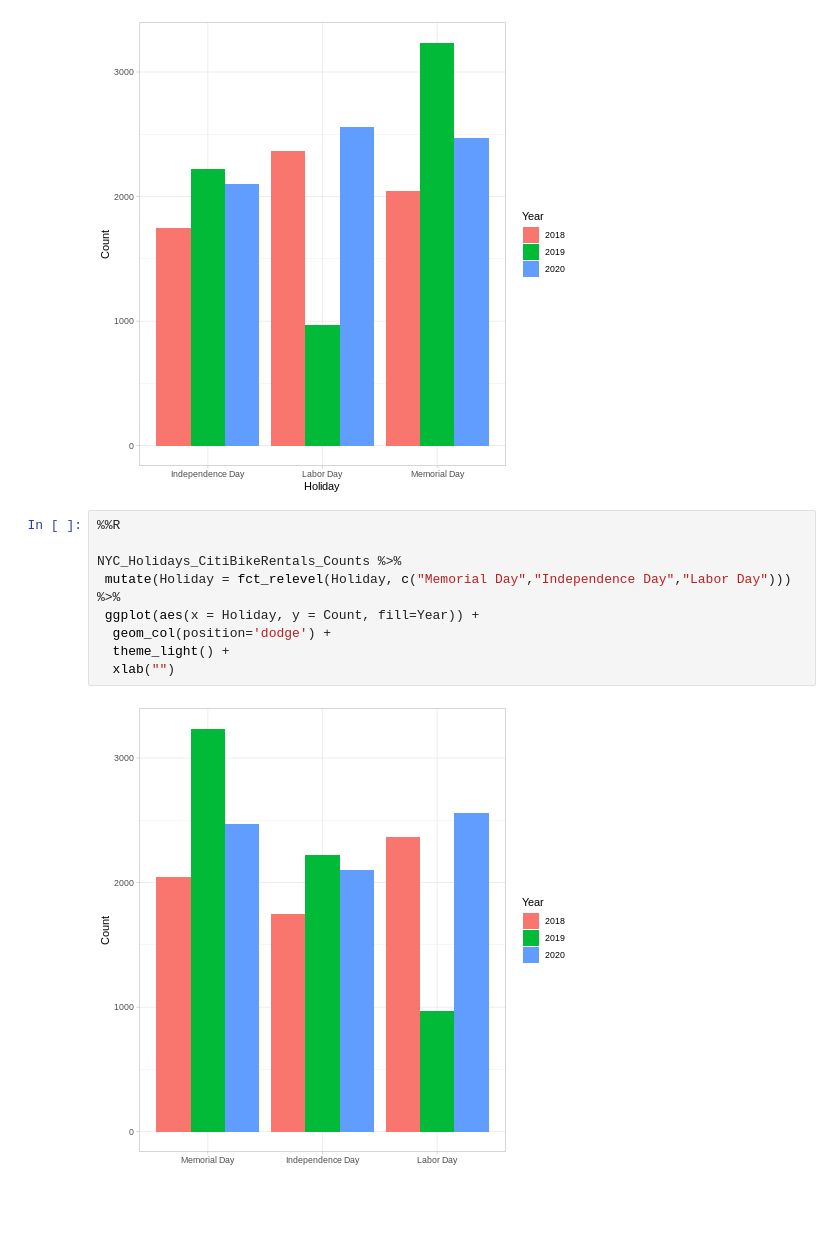
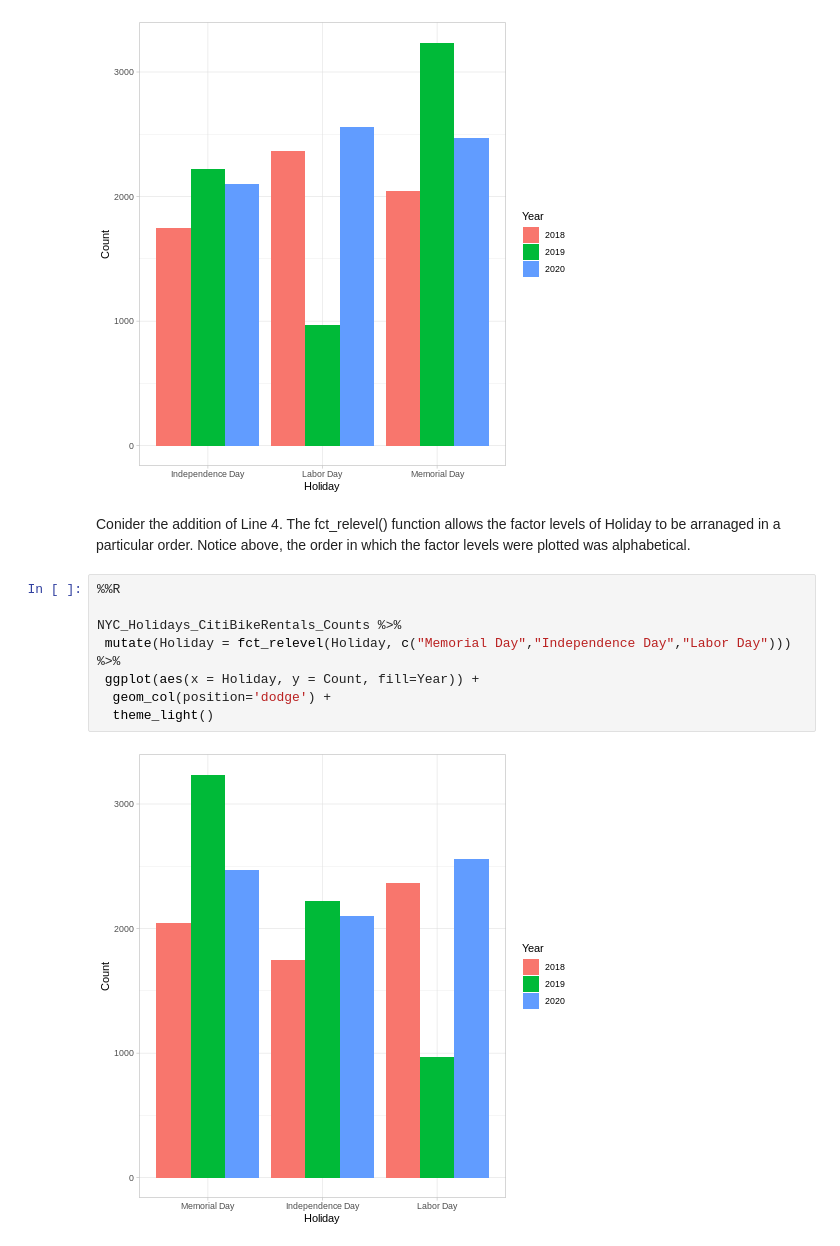
Before and after one commit to yardsale8/DSCI325, a Jupyter notebook: Module2_Part3.ipynb, the cells around one changed output. Drawn from its saved outputs; the diff is of its cells as text; blank space fills up the shorter version.

```diff
--- a/Module2_Part3.ipynb
+++ b/Module2_Part3.ipynb
@@ -572,14 +548,15 @@ NYC_Holidays_CitiBikeRentals_Counts %>%
   theme_light()
 # %% [output]
 [figure]
+# %% [markdown]
+Conider the addition of Line 4.  The fct_relevel() function allows the factor levels of Holiday to be arranaged in a particular order.  Notice above, the order in which the factor levels were plotted was alphabetical.
 # %%
 %%R
 
 NYC_Holidays_CitiBikeRentals_Counts %>%
  mutate(Holiday = fct_relevel(Holiday, c("Memorial Day","Independence Day","Labor Day"))) %>%
  ggplot(aes(x = Holiday, y = Count, fill=Year)) +
   geom_col(position='dodge') +
-  theme_light() +
-  xlab("")
+  theme_light()
 # %% [output]
-[figure, old version]
+[figure, new version]
```
Also changed, not shown: parts of 71 cells of this notebook.
